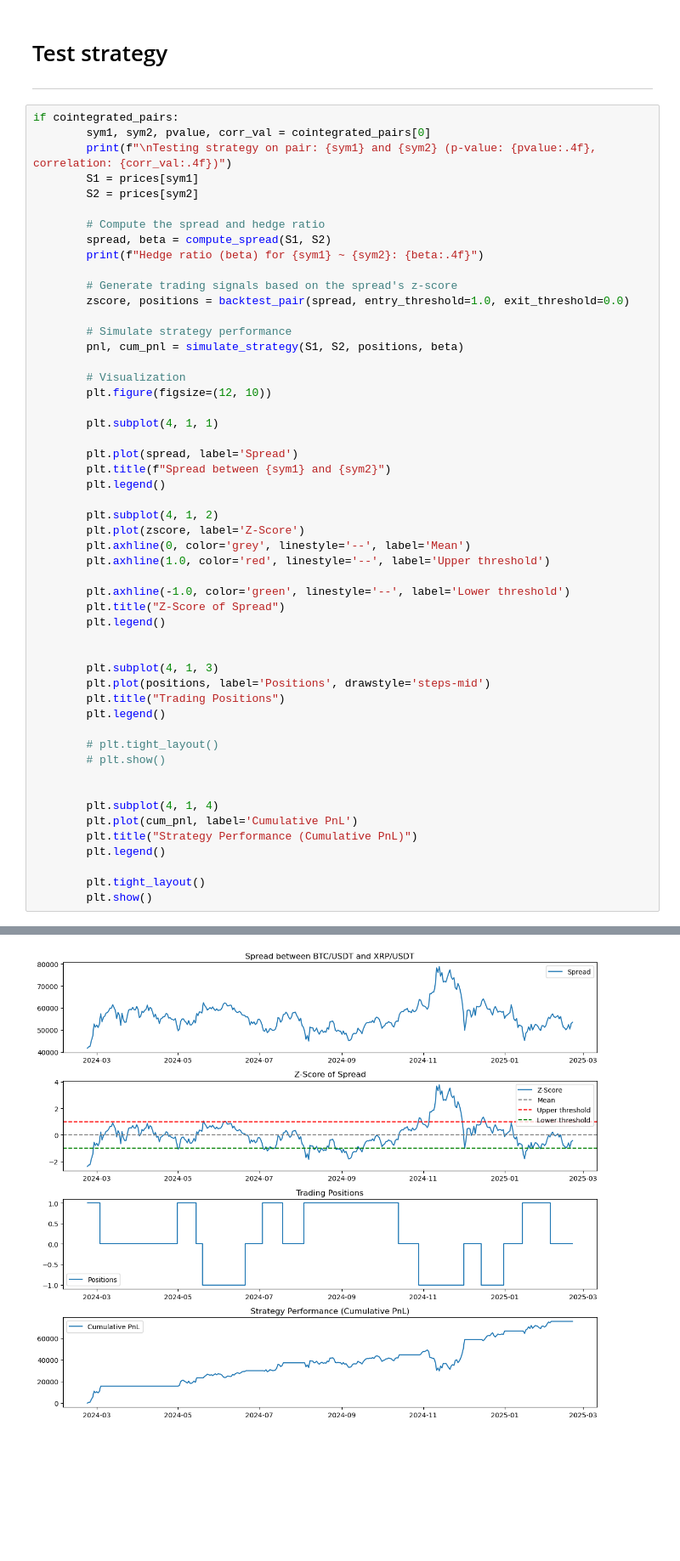
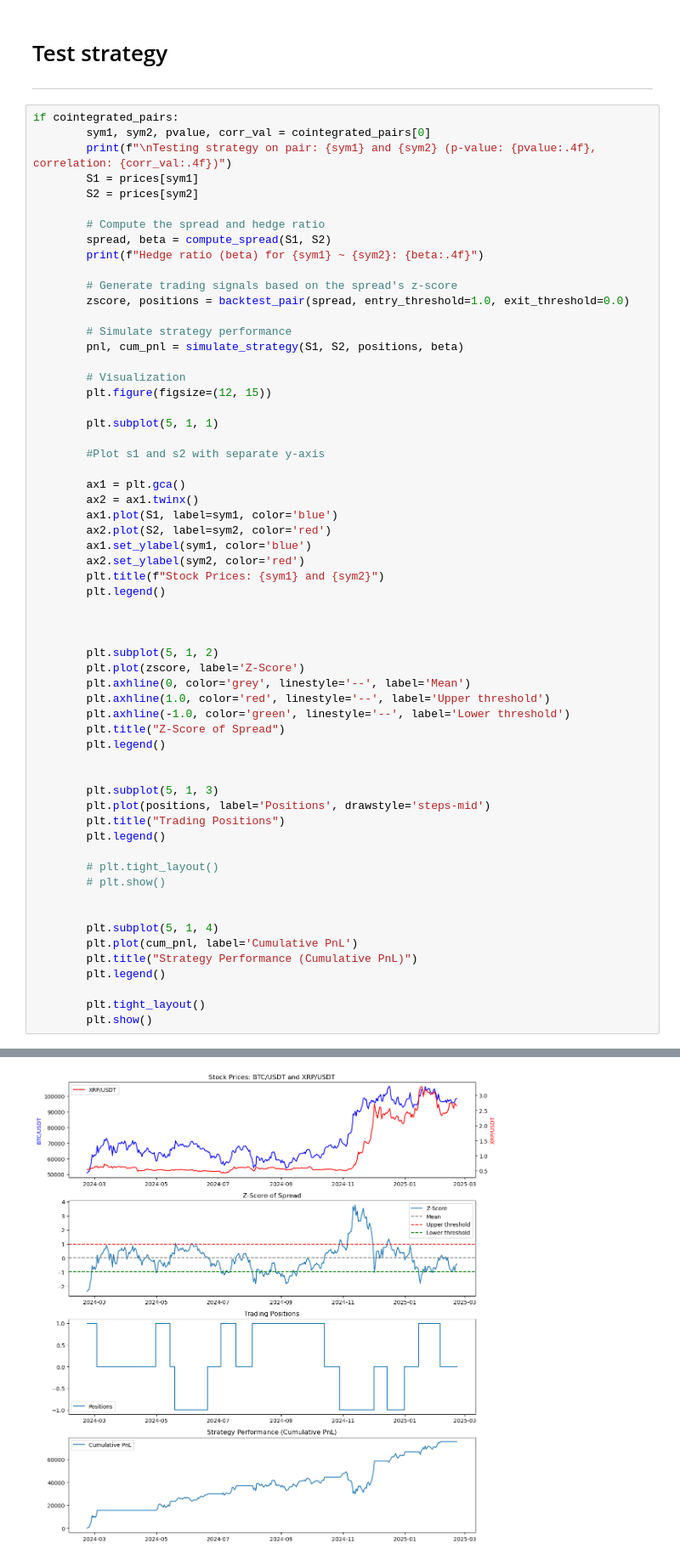
Before and after one commit to alexandrosdp/PairsTrading, a Jupyter notebook: main.ipynb, the cells around one changed output, grey strips where cells are left out. Shown at 85% size. Cells and saved outputs as stored; diff of their text form; blank space fills up the shorter version.

Commit message:
Adjusted plots

```diff
--- a/main.ipynb
+++ b/main.ipynb
@@ -72,41 +72,49 @@ if cointegrated_pairs:
         pnl, cum_pnl = simulate_strategy(S1, S2, positions, beta)
 
         # Visualization
-        plt.figure(figsize=(12, 10))
+        plt.figure(figsize=(12, 15))
 
-        plt.subplot(4, 1, 1)
+        plt.subplot(5, 1, 1)
 
-        plt.plot(spread, label='Spread')
-        plt.title(f"Spread between {sym1} and {sym2}")
+        #Plot s1 and s2 with separate y-axis
+
+        ax1 = plt.gca()
+        ax2 = ax1.twinx()
+        ax1.plot(S1, label=sym1, color='blue')
+        ax2.plot(S2, label=sym2, color='red')
+        ax1.set_ylabel(sym1, color='blue')
+        ax2.set_ylabel(sym2, color='red')
+        plt.title(f"Stock Prices: {sym1} and {sym2}")
         plt.legend()
 
-        plt.subplot(4, 1, 2)
+
+
+        plt.subplot(5, 1, 2)
         plt.plot(zscore, label='Z-Score')
         plt.axhline(0, color='grey', linestyle='--', label='Mean')
         plt.axhline(1.0, color='red', linestyle='--', label='Upper threshold')
-
         plt.axhline(-1.0, color='green', linestyle='--', label='Lower threshold')
         plt.title("Z-Score of Spread")
         plt.legend()
 
 
-        plt.subplot(4, 1, 3)
+        plt.subplot(5, 1, 3)
         plt.plot(positions, label='Positions', drawstyle='steps-mid')
         plt.title("Trading Positions")
         plt.legend()
 
         # plt.tight_layout()
         # plt.show()
 
 
-        plt.subplot(4, 1, 4)
+        plt.subplot(5, 1, 4)
         plt.plot(cum_pnl, label='Cumulative PnL')
         plt.title("Strategy Performance (Cumulative PnL)")
         plt.legend()
 
         plt.tight_layout()
         plt.show()
 # %% [output]
 Testing strategy on pair: BTC/USDT and XRP/USDT (p-value: 0.0333, correlation: 0.9238)
 Hedge ratio (beta) for BTC/USDT ~ XRP/USDT: 16875.5486
-[figure, old version]
+[figure, new version]
```
